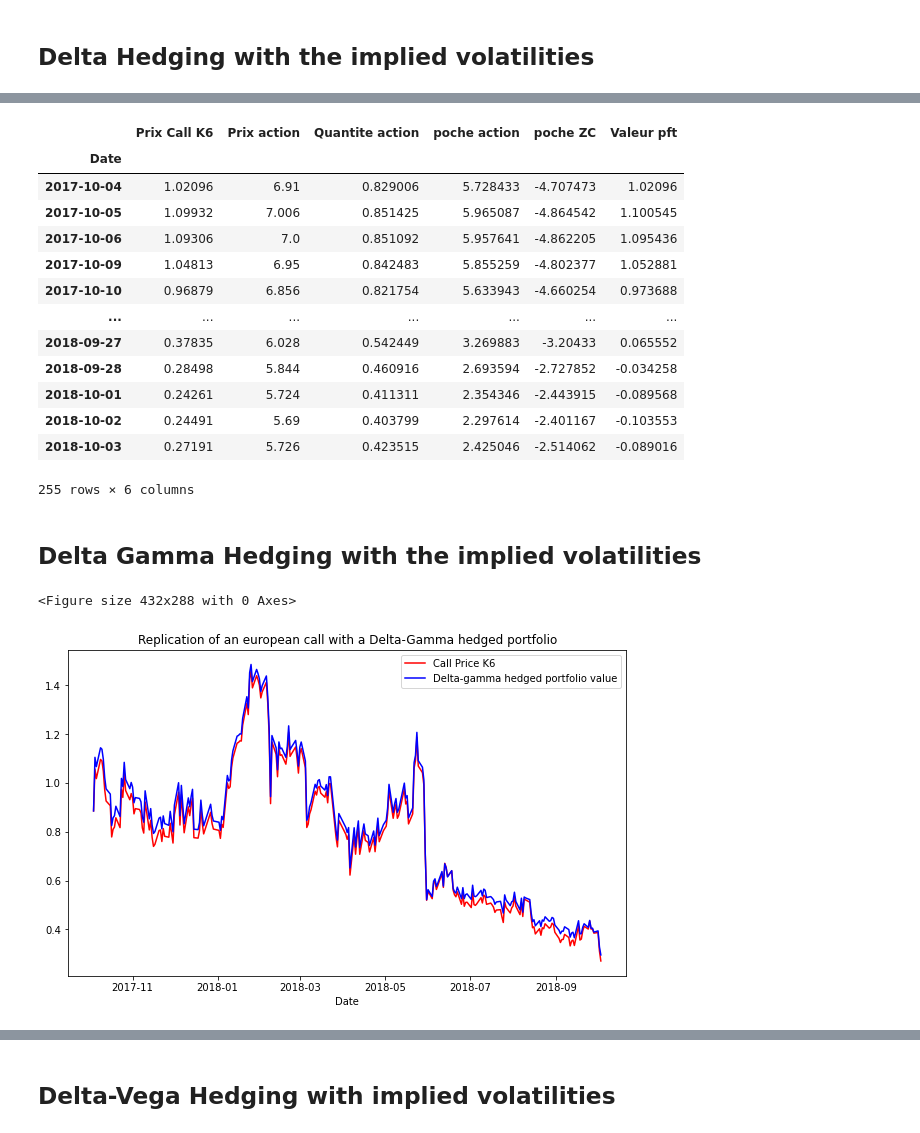
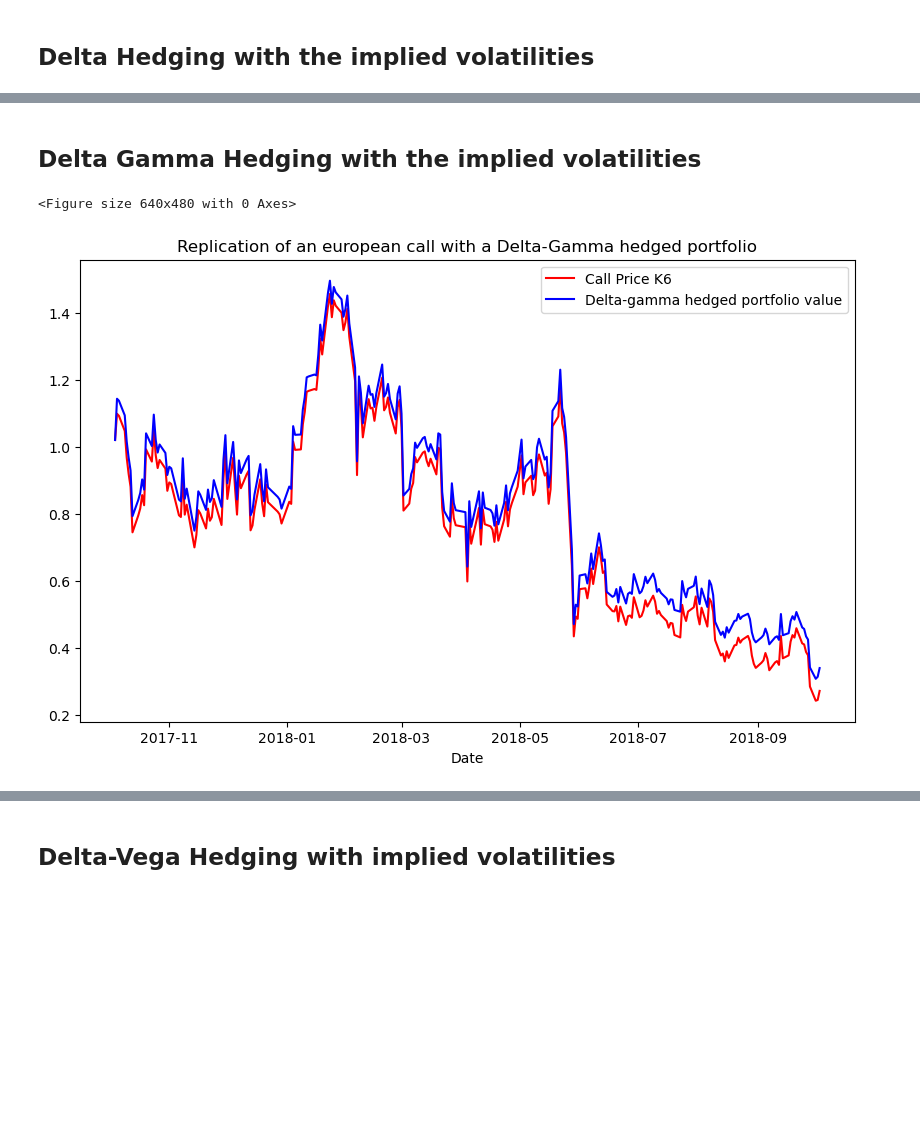
Before and after one commit to Thomas-Esilv/Project_ESILV, a Jupyter notebook: Hedging Strategies Project/Hedging_Project.ipynb, the cells around one changed output, grey strips where cells are left out. Saved outputs shown, nothing was run; the diff lists cells and outputs as text; code cells hidden in the pictures; blank space fills up the shorter version.

```diff
--- a/Hedging Strategies Project/Hedging_Project.ipynb
+++ b/Hedging Strategies Project/Hedging_Project.ipynb
@@ -371,20 +348,20 @@ plt.show()
 ## Delta Hedging with the implied volatilities
 # %%
 #Creation of the Delta Hedging portfolio bis
-Delta_bis_df=pd.DataFrame(index=df_data['Date'][2:],columns=['Prix Call K6','Prix action','Quantite action','poche action','poche ZC','Valeur pft'])
+Delta_bis_df=pd.DataFrame(index=data.index,columns=['Prix Call K6','Prix action','Quantite action','poche action','poche ZC','Valeur pft'])
 
 #Initialisation
 K=6 #Strike
 r=0 #Risk-free rate
-maturite = datetime(2018,12,31)
+maturite = dt.datetime(2018,12,31)
 nb_jours=maturite-Delta_bis_df.index[0]
 nombre_jours_par_an=365.25
 Temps=nb_jours.days/nombre_jours_par_an
 
 #First row of the dataframe
-Delta_bis_df.iloc[0]['Prix action']=df_data.iloc[2]['Prix action']
-Delta_bis_df.iloc[0]['Prix Call K6']=df_data.iloc[2]['Prix option strike 6']
-Delta_bis_df.iloc[0]['Quantite action']=BS_delta(Delta_bis_df.iloc[0]['Prix action'],Temps,df_q4.iloc[0]['vol implicite option strike 6 Newton-Raphson'],K,r)
+Delta_bis_df.iloc[0]['Prix action']=data.iloc[0]['Prix action']
+Delta_bis_df.iloc[0]['Prix Call K6']=data.iloc[0]['Prix option strike 6']
+Delta_bis_df.iloc[0]['Quantite action']=BS_delta(Delta_bis_df.iloc[0]['Prix action'],Temps,iv.iloc[0]['vol implicite option strike 6 Newton-Raphson'],K,r)
 Delta_bis_df.iloc[0]['poche action']=Delta_bis_df.iloc[0]['Quantite action']*Delta_bis_df.iloc[0]['Prix action']
 Delta_bis_df.iloc[0]['Valeur pft']=Delta_bis_df.iloc[0]['Prix Call K6']
 Delta_bis_df.iloc[0]['poche ZC']=Delta_bis_df.iloc[0]['Valeur pft']-Delta_bis_df.iloc[0]['poche action']
@@ -393,11 +370,12 @@ Delta_bis_df.iloc[0]['poche ZC']=Delta_bis_df.iloc[0]['Valeur pft']-Delta_bis_df
 for i in range(1,len(Delta_bis_df.index)):
     nb_jours=maturite-Delta_bis_df.index[i]
     Temps=nb_jours.days/nombre_jours_par_an
-    Delta_bis_df.iloc[i]['Prix action']=df_data.iloc[i+2]['Prix action']
-    Delta_bis_df.iloc[i]['Prix Call K6']=df_data.iloc[i+2]['Prix option strike 6']
-    Delta_bis_df.iloc[i]['Quantite action']=BS_delta(Delta_bis_df.iloc[i]['Prix action'],Temps,df_q4.iloc[i]['vol implicite option strike 6 Newton-Raphson'],K,r)
+    Delta_bis_df.iloc[i]['Prix action']=data.iloc[i]['Prix action']
+    Delta_bis_df.iloc[i]['Prix Call K6']=data.iloc[i]['Prix option strike 6']
+    Delta_bis_df.iloc[i]['Quantite action']=BS_delta(Delta_bis_df.iloc[i]['Prix action'],Temps,iv.iloc[i]['vol implicite option strike 6 Newton-Raphson'],K,r)
     Delta_bis_df.iloc[i]['poche action']=Delta_bis_df.iloc[i]['Quantite action']*Delta_bis_df.iloc[i]['Prix action']
-    Delta_bis_df.iloc[i]['Valeur pft']=Delta_bis_df.iloc[i-1]['Valeur pft'] + Delta_bis_df.iloc[i-1]['Quantite action'] * (Delta_bis_df.iloc[i]['Prix action'] - Delta_bis_df.iloc[i-1]['Prix action'])
+    Delta_bis_df.iloc[i]['Valeur pft']=Delta_bis_df.iloc[i-1]['Valeur pft'] + \
+        Delta_bis_df.iloc[i-1]['Quantite action'] * (Delta_bis_df.iloc[i]['Prix action'] - Delta_bis_df.iloc[i-1]['Prix action'])
     Delta_bis_df.iloc[i]['poche ZC']=Delta_bis_df.iloc[i]['Valeur pft']-Delta_bis_df.iloc[i]['poche action']
 
 plt.figure(1)
@@ -414,82 +392,67 @@ plt.show()
-# %%
-Delta_bis_df
-# %% [output]
-|  | Prix Call K6 | Prix action | Quantite action | poche action | poche ZC | Valeur pft |
-| Date |  |  |  |  |  |  |
-| 2017-10-04 | 1.02096 | 6.91 | 0.829006 | 5.728433 | -4.707473 | 1.02096 |
-| 2017-10-05 | 1.09932 | 7.006 | 0.851425 | 5.965087 | -4.864542 | 1.100545 |
-| 2017-10-06 | 1.09306 | 7.0 | 0.851092 | 5.957641 | -4.862205 | 1.095436 |
-| 2017-10-09 | 1.04813 | 6.95 | 0.842483 | 5.855259 | -4.802377 | 1.052881 |
-| 2017-10-10 | 0.96879 | 6.856 | 0.821754 | 5.633943 | -4.660254 | 0.973688 |
-| ... | ... | ... | ... | ... | ... | ... |
-| 2018-09-27 | 0.37835 | 6.028 | 0.542449 | 3.269883 | -3.20433 | 0.065552 |
-| 2018-09-28 | 0.28498 | 5.844 | 0.460916 | 2.693594 | -2.727852 | -0.034258 |
-| 2018-10-01 | 0.24261 | 5.724 | 0.411311 | 2.354346 | -2.443915 | -0.089568 |
-| 2018-10-02 | 0.24491 | 5.69 | 0.403799 | 2.297614 | -2.401167 | -0.103553 |
-| 2018-10-03 | 0.27191 | 5.726 | 0.423515 | 2.425046 | -2.514062 | -0.089016 |
-255 rows × 6 columns
 # %% [markdown]
 ## Delta Gamma Hedging with the implied volatilities
 # %%
 #Création du portefeuille delta-gamma hedged
-Gamma_bis_df=pd.DataFrame(index=df_data['Date'][2:],columns=['Prix Call K6','Prix Call K6.5','Prix action','Quantite action','Quantite en Cbis','poche action','poche Cbis','poche ZC','Valeur pft'])
+Gamma_bis_df=pd.DataFrame(index=data.index,columns=['Prix Call K6','Prix Call K6.5','Prix action','Quantite action','Quantite en Cbis','poche action','poche Cbis','poche ZC','Valeur pft'])
 
 #Initialisation
 K=6
 Kbis=6.5
 r=0
-maturite = datetime(2018,12,31)
+maturite = dt.datetime(2018,12,31)
 nb_jours=maturite-Gamma_bis_df.index[0]
 nombre_jours_par_an=365.25
 Temps=nb_jours.days/nombre_jours_par_an
 
 #First row of the dataframe
-Gamma_bis_df.iloc[0]['Prix action']=df_data.iloc[0]['Prix action']
-Gamma_bis_df.iloc[0]['Prix Call K6']=BS(Gamma_bis_df.iloc[0]['Prix action'],Temps,df_q4.iloc[0]['vol implicite option strike 6 Newton-Raphson'],K,r)
-Gamma_bis_df.iloc[0]['Prix Call K6.5']=BS(Gamma_bis_df.iloc[0]['Prix action'],Temps,df_q4.iloc[0]['vol implicite option strike 6.5 Newton-Raphson'],Kbis,r)
+Gamma_bis_df.iloc[0]['Prix action']=data.iloc[0]['Prix action']
+Gamma_bis_df.iloc[0]['Prix Call K6']=BS(Gamma_bis_df.iloc[0]['Prix action'],Temps,iv.iloc[0]['vol implicite option strike 6 Newton-Raphson'],K,r)
+Gamma_bis_df.iloc[0]['Prix Call K6.5']=BS(Gamma_bis_df.iloc[0]['Prix action'],Temps,iv.iloc[0]['vol implicite option strike 6.5 Newton-Raphson'],Kbis,r)
 
     #Calculation of the delta and gamma for each european call
-delta=BS_delta(Gamma_bis_df.iloc[0]['Prix action'],Temps,df_q4.iloc[0]['vol implicite option strike 6 Newton-Raphson'],K,r)
-delta_bis=BS_delta(Gamma_bis_df.iloc[0]['Prix action'],Temps,df_q4.iloc[0]['vol implicite option strike 6.5 Newton-Raphson'],Kbis,r)
-gamma=BS_gamma(Gamma_bis_df.iloc[0]['Prix action'],Temps,df_q4.iloc[0]['vol implicite option strike 6 Newton-Raphson'],K,r)
-gamma_bis=BS_gamma(Gamma_bis_df.iloc[0]['Prix action'],Temps,df_q4.iloc[0]['vol implicite option strike 6.5 Newton-Raphson'],Kbis,r)
+delta=BS_delta(Gamma_bis_df.iloc[0]['Prix action'],Temps,iv.iloc[0]['vol implicite option strike 6 Newton-Raphson'],K,r)
+delta_bis=BS_delta(Gamma_bis_df.iloc[0]['Prix action'],Temps,iv.iloc[0]['vol implicite option strike 6.5 Newton-Raphson'],Kbis,r)
+gamma=BS_gamma(Gamma_bis_df.iloc[0]['Prix action'],Temps,iv.iloc[0]['vol implicite option strike 6 Newton-Raphson'],K,r)
+gamma_bis=BS_gamma(Gamma_bis_df.iloc[0]['Prix action'],Temps,iv.iloc[0]['vol implicite option strike 6.5 Newton-Raphson'],Kbis,r)
 
-Gamma_bis_df.iloc[0]['Quantite action']=delta-((delta_bis*gamma)/gamma_bis)
+Gamma_bis_df.iloc[0]['Quantite action']=delta-(delta_bis*(gamma/gamma_bis))
 Gamma_bis_df.iloc[0]['Quantite en Cbis']=gamma/gamma_bis
 Gamma_bis_df.iloc[0]['poche action']=Gamma_bis_df.iloc[0]['Quantite action']*Gamma_bis_df.iloc[0]['Prix action']
 Gamma_bis_df.iloc[0]['poche Cbis']=Gamma_bis_df.iloc[0]['Prix Call K6.5']*gamma/gamma_bis
 Gamma_bis_df.iloc[0]['Valeur pft']=Gamma_bis_df.iloc[0]['Prix Call K6']
 Gamma_bis_df.iloc[0]['poche ZC']=Gamma_bis_df.iloc[0]['Valeur pft']-Gamma_bis_df.iloc[0]['poche action']-Gamma_bis_df.iloc[0]['poche Cbis']
 
 #Recurrence
 for i in range(1,len(Gamma_bis_df.index)):
     nb_jours=maturite-Gamma_bis_df.index[i]
     Temps=nb_jours.days/nombre_jours_par_an
-    Gamma_bis_df.iloc[i]['Prix action']=df_data.iloc[i]['Prix action']
-    Gamma_bis_df.iloc[i]['Prix Call K6']=BS(Gamma_bis_df.iloc[i]['Prix action'],Temps,df_q4.iloc[i]['vol implicite option strike 6 Newton-Raphson'],K,r)
-    Gamma_bis_df.iloc[i]['Prix Call K6.5']=BS(Gamma_bis_df.iloc[i]['Prix action'],Temps,df_q4.iloc[i]['vol implicite option strike 6 Newton-Raphson'],Kbis,r)
+    Gamma_bis_df.iloc[i]['Prix action']=data.iloc[i]['Prix action']
+    Gamma_bis_df.iloc[i]['Prix Call K6']=BS(Gamma_bis_df.iloc[i]['Prix action'],Temps,iv.iloc[i]['vol implicite option strike 6 Newton-Raphson'],K,r)
+    Gamma_bis_df.iloc[i]['Prix Call K6.5']=BS(Gamma_bis_df.iloc[i]['Prix action'],Temps,iv.iloc[i]['vol implicite option strike 6 Newton-Raphson'],Kbis,r)
 
         ##Calculation of the delta and gamma for each european call
-    delta=BS_delta(Gamma_bis_df.iloc[i]['Prix action'],Temps,df_q4.iloc[i]['vol implicite option strike 6 Newton-Raphson'],K,r)
-    delta_bis=BS_delta(Gamma_bis_df.iloc[i]['Prix action'],Temps,df_q4.iloc[i]['vol implicite option strike 6.5 Newton-Raphson'],Kbis,r)
-    gamma=BS_gamma(Gamma_bis_df.iloc[i]['Prix action'],Temps,df_q4.iloc[i]['vol implicite option strike 6 Newton-Raphson'],K,r)
-    gamma_bis=BS_gamma(Gamma_bis_df.iloc[i]['Prix action'],Temps,df_q4.iloc[i]['vol implicite option strike 6.5 Newton-Raphson'],Kbis,r)
+    delta=BS_delta(Gamma_bis_df.iloc[i]['Prix action'],Temps,iv.iloc[i]['vol implicite option strike 6 Newton-Raphson'],K,r)
+    delta_bis=BS_delta(Gamma_bis_df.iloc[i]['Prix action'],Temps,iv.iloc[i]['vol implicite option strike 6.5 Newton-Raphson'],Kbis,r)
+    gamma=BS_gamma(Gamma_bis_df.iloc[i]['Prix action'],Temps,iv.iloc[i]['vol implicite option strike 6 Newton-Raphson'],K,r)
+    gamma_bis=BS_gamma(Gamma_bis_df.iloc[i]['Prix action'],Temps,iv.iloc[i]['vol implicite option strike 6.5 Newton-Raphson'],Kbis,r)
 
-    Gamma_bis_df.iloc[i]['Quantite action']=delta-((delta_bis*gamma)/gamma_bis)
+    Gamma_bis_df.iloc[i]['Quantite action']=delta-(delta_bis*(gamma/gamma_bis))
     Gamma_bis_df.iloc[i]['Quantite en Cbis']=gamma/gamma_bis
     Gamma_bis_df.iloc[i]['poche action']=Gamma_bis_df.iloc[i]['Quantite action']*Gamma_bis_df.iloc[i]['Prix action']
     Gamma_bis_df.iloc[i]['poche Cbis']=Gamma_bis_df.iloc[i]['Prix Call K6.5']*gamma/gamma_bis
-    Gamma_bis_df.iloc[i]['Valeur pft']=Gamma_bis_df.iloc[i-1]['Valeur pft']+Gamma_bis_df.iloc[i-1]['Quantite action']*(Gamma_bis_df.iloc[i]['Prix action']-Gamma_bis_df.iloc[i-1]['Prix action'])+Gamma_bis_df.iloc[i-1]['Quantite en Cbis']*(Gamma_bis_df.iloc[i]['Prix Call K6.5']-Gamma_bis_df.iloc[i-1]['Prix Call K6.5'])
+    Gamma_bis_df.iloc[i]['Valeur pft']=Gamma_bis_df.iloc[i-1]['Valeur pft']+\
+        Gamma_bis_df.iloc[i-1]['Quantite action']*(Gamma_bis_df.iloc[i]['Prix action']-Gamma_bis_df.iloc[i-1]['Prix action'])+\
+        Gamma_bis_df.iloc[i-1]['Quantite en Cbis']*(Gamma_bis_df.iloc[i]['Prix Call K6.5']-Gamma_bis_df.iloc[i-1]['Prix Call K6.5'])
     Gamma_bis_df.iloc[i]['poche ZC']=Gamma_bis_df.iloc[i]['Valeur pft']-Gamma_bis_df.iloc[i]['poche action']-Gamma_bis_df.iloc[i]['poche Cbis']
 
 plt.figure(2)
 plt.figure(figsize=(10, 6))
 plt.plot(Gamma_bis_df['Prix Call K6'],c='r')
 plt.plot(Gamma_bis_df['Valeur pft'],c='b')
 plt.xlabel('Date')
 plt.legend(["Call Price K6","Delta-gamma hedged portfolio value"])
 plt.title("Replication of an european call with a Delta-Gamma hedged portfolio")
 plt.show()
 # %% [output]
-<Figure size 432x288 with 0 Axes>
+<Figure size 640x480 with 0 Axes>
-[figure, old version]
+[figure, new version]
```
Also changed, not shown: parts of 31 cells of this notebook.
